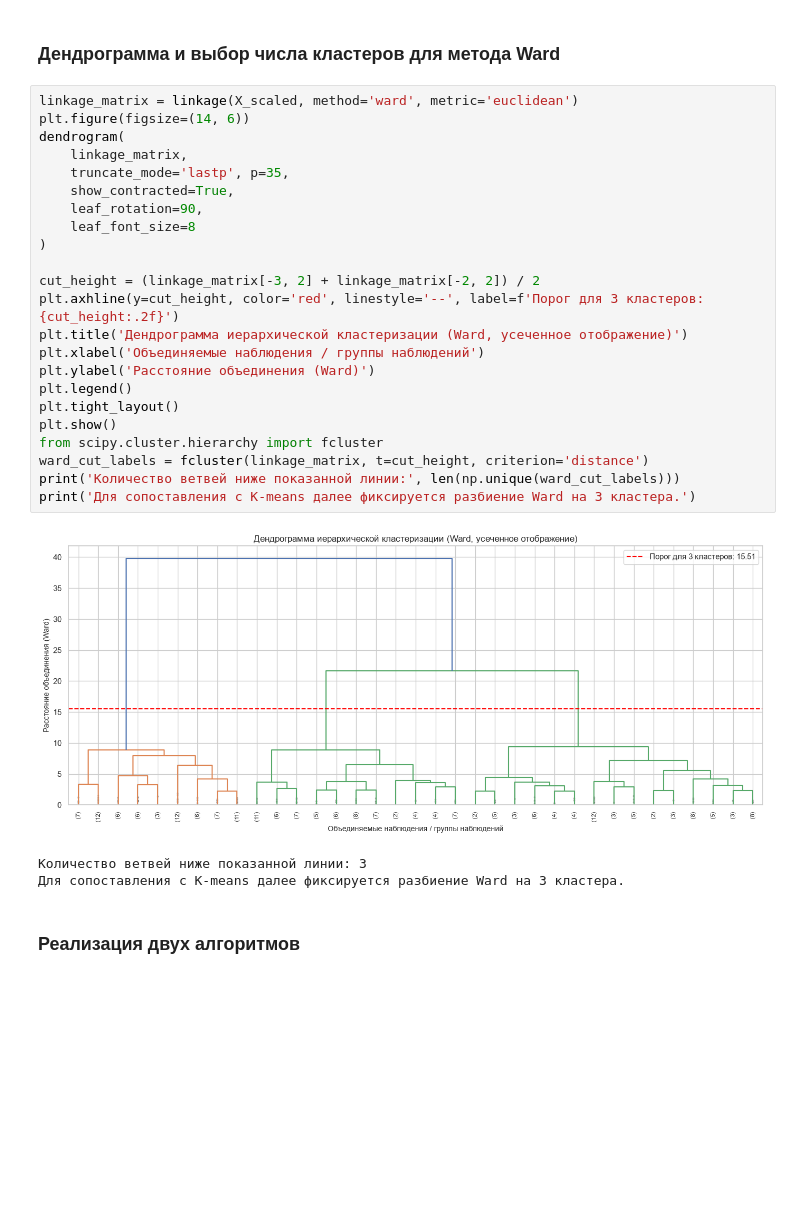
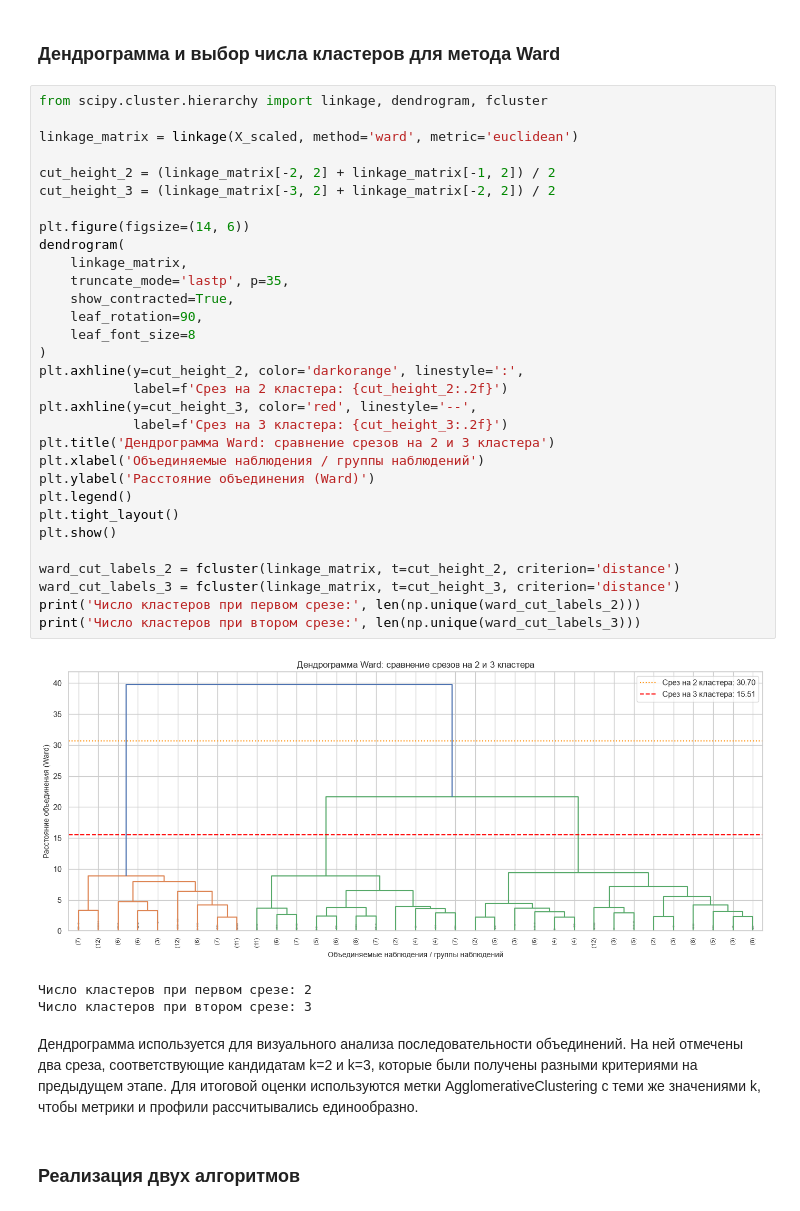
Before and after one commit to violllin/lab3_clustering, a Jupyter notebook: lab3.ipynb, the cells around one changed output. Cells and saved outputs as stored; diff of their text form; blank space fills up the shorter version.

```diff
--- a/lab3.ipynb
+++ b/lab3.ipynb
@@ -388,32 +451,42 @@ Silhouette убывает с ростом k: 0,466 (k = 2), 0,401 (k = 3), 0,328
 # %% [markdown]
 ###  Дендрограмма и выбор числа кластеров для метода Ward
 # %%
+from scipy.cluster.hierarchy import linkage, dendrogram, fcluster
+
 linkage_matrix = linkage(X_scaled, method='ward', metric='euclidean')
+
+cut_height_2 = (linkage_matrix[-2, 2] + linkage_matrix[-1, 2]) / 2
+cut_height_3 = (linkage_matrix[-3, 2] + linkage_matrix[-2, 2]) / 2
+
 plt.figure(figsize=(14, 6))
 dendrogram(
     linkage_matrix,
     truncate_mode='lastp', p=35,
     show_contracted=True,
     leaf_rotation=90,
     leaf_font_size=8
 )
-
-cut_height = (linkage_matrix[-3, 2] + linkage_matrix[-2, 2]) / 2
-plt.axhline(y=cut_height, color='red', linestyle='--', label=f'Порог для 3 кластеров: {cut_height:.2f}')
-plt.title('Дендрограмма иерархической кластеризации (Ward, усеченное отображение)')
+plt.axhline(y=cut_height_2, color='darkorange', linestyle=':',
+            label=f'Срез на 2 кластера: {cut_height_2:.2f}')
+plt.axhline(y=cut_height_3, color='red', linestyle='--',
+            label=f'Срез на 3 кластера: {cut_height_3:.2f}')
+plt.title('Дендрограмма Ward: сравнение срезов на 2 и 3 кластера')
 plt.xlabel('Объединяемые наблюдения / группы наблюдений')
 plt.ylabel('Расстояние объединения (Ward)')
 plt.legend()
 plt.tight_layout()
 plt.show()
-from scipy.cluster.hierarchy import fcluster
-ward_cut_labels = fcluster(linkage_matrix, t=cut_height, criterion='distance')
-print('Количество ветвей ниже показанной линии:', len(np.unique(ward_cut_labels)))
-print('Для сопоставления с K-means далее фиксируется разбиение Ward на 3 кластера.')
+
+ward_cut_labels_2 = fcluster(linkage_matrix, t=cut_height_2, criterion='distance')
+ward_cut_labels_3 = fcluster(linkage_matrix, t=cut_height_3, criterion='distance')
+print('Число кластеров при первом срезе:', len(np.unique(ward_cut_labels_2)))
+print('Число кластеров при втором срезе:', len(np.unique(ward_cut_labels_3)))
 # %% [output]
-[figure, old version]
+[figure, new version]
-Количество ветвей ниже показанной линии: 3
-Для сопоставления с K-means далее фиксируется разбиение Ward на 3 кластера.
+Число кластеров при первом срезе: 2
+Число кластеров при втором срезе: 3
+# %% [markdown]
+Дендрограмма используется для визуального анализа последовательности объединений. На ней отмечены два среза, соответствующие кандидатам k=2 и k=3, которые были получены разными критериями на предыдущем этапе. Для итоговой оценки используются метки AgglomerativeClustering с теми же значениями k, чтобы метрики и профили рассчитывались единообразно.
 # %% [markdown]
 ### Реализация двух алгоритмов
 # %%
```
Also changed, not shown: parts of 21 cells of this notebook.
